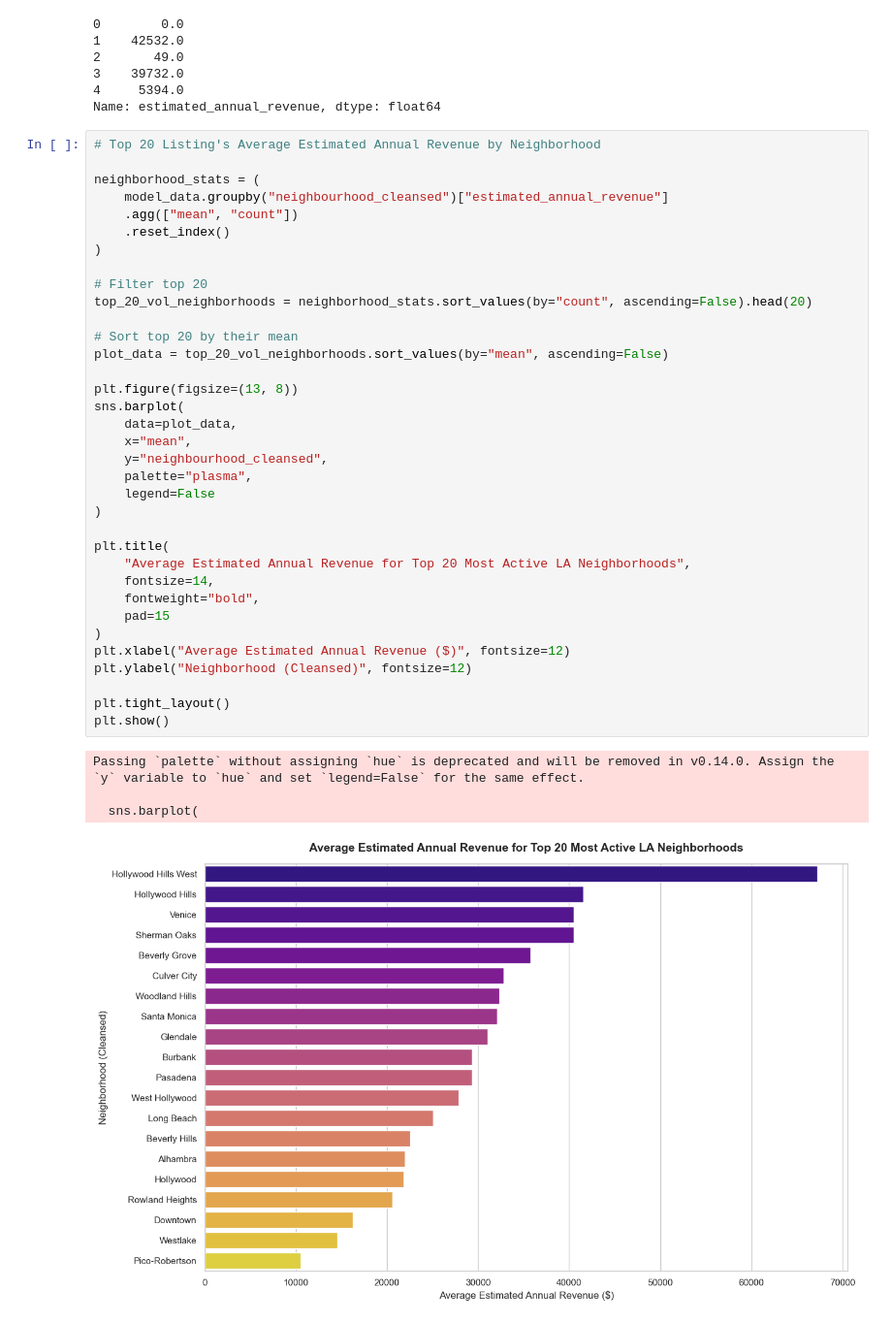
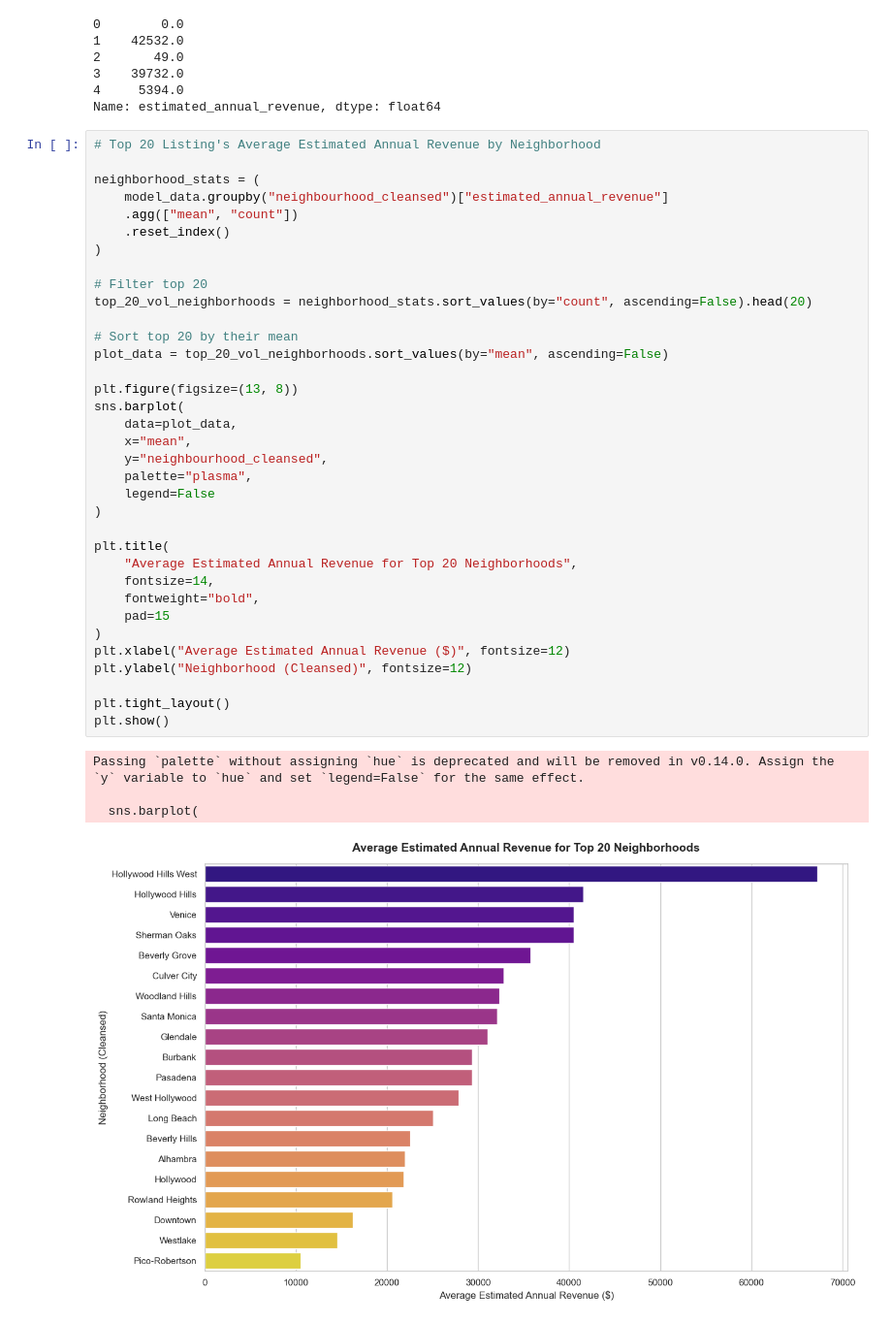
Before and after one commit to kalafejzo1/w207-Final-Project, a Jupyter notebook: notebooks/Kevin_207_notebook.ipynb, the cells around one changed output. Shown at 97% size. Cells and saved outputs as stored; diff of their text form.

```diff
--- a/notebooks/Kevin_207_notebook.ipynb
+++ b/notebooks/Kevin_207_notebook.ipynb
@@ -593,35 +593,35 @@ neighborhood_stats = (
 
 # Filter top 20
 top_20_vol_neighborhoods = neighborhood_stats.sort_values(by="count", ascending=False).head(20)
 
 # Sort top 20 by their mean
 plot_data = top_20_vol_neighborhoods.sort_values(by="mean", ascending=False)
 
 plt.figure(figsize=(13, 8))
 sns.barplot(
     data=plot_data,
     x="mean",
     y="neighbourhood_cleansed",
     palette="plasma",
     legend=False
 )
 
 plt.title(
-    "Average Estimated Annual Revenue for Top 20 Most Active LA Neighborhoods",
+    "Average Estimated Annual Revenue for Top 20 Neighborhoods",
     fontsize=14,
     fontweight="bold",
     pad=15
 )
 plt.xlabel("Average Estimated Annual Revenue ($)", fontsize=12)
 plt.ylabel("Neighborhood (Cleansed)", fontsize=12)
 
 plt.tight_layout()
 plt.show()
 # %% [output]
 Passing `palette` without assigning `hue` is deprecated and will be removed in v0.14.0. Assign the `y` variable to `hue` and set `legend=False` for the same effect.
 
   sns.barplot(
-[figure, old version]
+[figure, new version]
 # %%
 sns.set_theme(style="whitegrid")
 plt.rcParams["figure.figsize"] = (12, 5)
```
Also changed, not shown: parts of 1 cell of this notebook.
